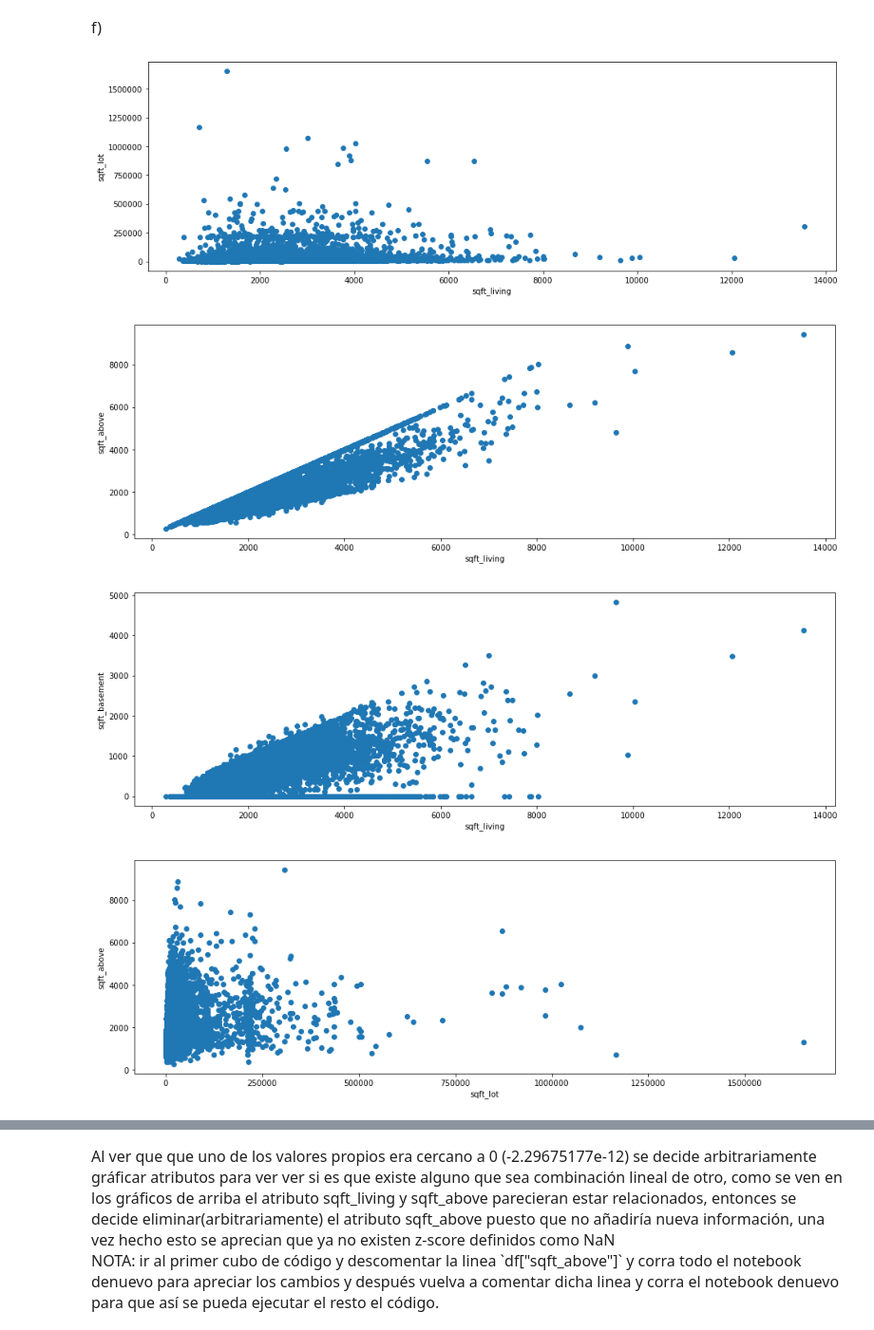
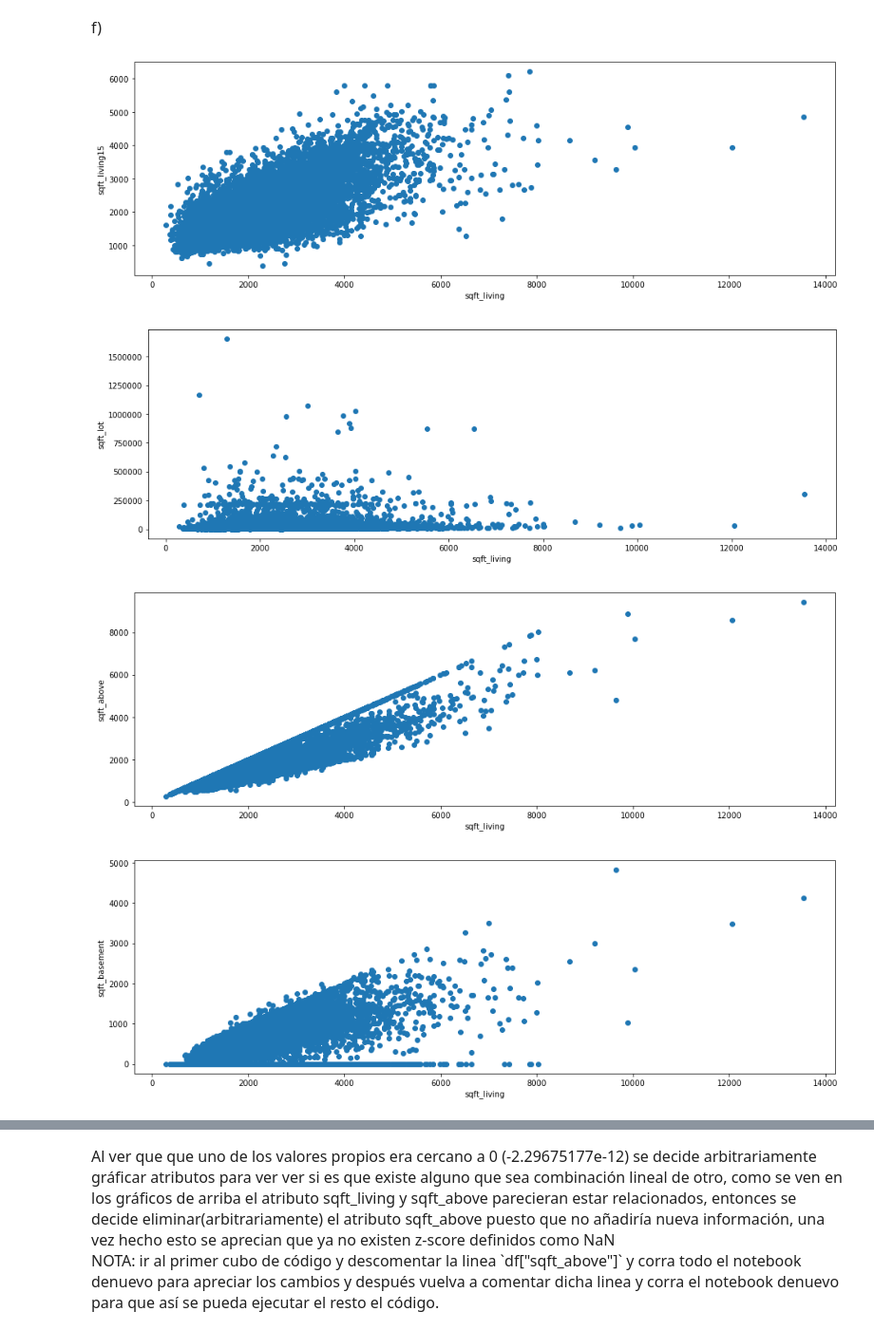
Before and after one commit to fco96/MA-T1, a Jupyter notebook: Tarea 1.ipynb, the cells around one changed output, grey strips where cells are left out. Shown: that part at 95% size. Saved outputs shown, nothing was run; the diff lists cells and outputs as text; code cells hidden in the pictures.

```diff
--- a/Tarea 1.ipynb
+++ b/Tarea 1.ipynb
@@ -136,8 +137,8 @@ e)
 # %%
 pesos = linreg.coef_ #el vector beta
 
-yEstimado = linreg.predict(Xtest)
-yReal = np.array(ytest)
+yEstimado = linreg.predict(Xtrain)
+yReal = np.array(ytrain)
 
 #Procedo a estimar la desviación estandar
 std = np.sqrt(sum(map(lambda x: x**2, (yReal - yEstimado)))) / (len(yReal) - len(pesos))
@@ -198,21 +199,21 @@ Notar que si uno de los valores propios está muy cerca del 0 eso significa que
 <span style="font-size:12pt">
 f)
 # %%
-sospechosos = ["sqft_living", "sqft_lot", "sqft_above", "sqft_basement"]
+sospechosos = ["sqft_living", "sqft_living15" , "sqft_lot", "sqft_above", "sqft_basement"]
 
 for i in range(len(sospechosos)):
 
     for j in range(len(sospechosos)):
         if i<j:
             x = np.asarray(df[sospechosos[i]])
             y = np.asarray(df[sospechosos[j]])
             plt.figure(figsize = (16, 5))
             plt.scatter(x, y)
             plt.xlabel(sospechosos[i])
             plt.ylabel(sospechosos[j])
             plt.show()
 # %% [output]
-[figure, old version]
+[figure, new version]
-[figure, old version]
+[figure, new version]
-[figure, old version]
+[figure, new version]
-[figure, old version]
+[figure, new version]
```
Also changed, not shown: parts of 20 cells of this notebook.
